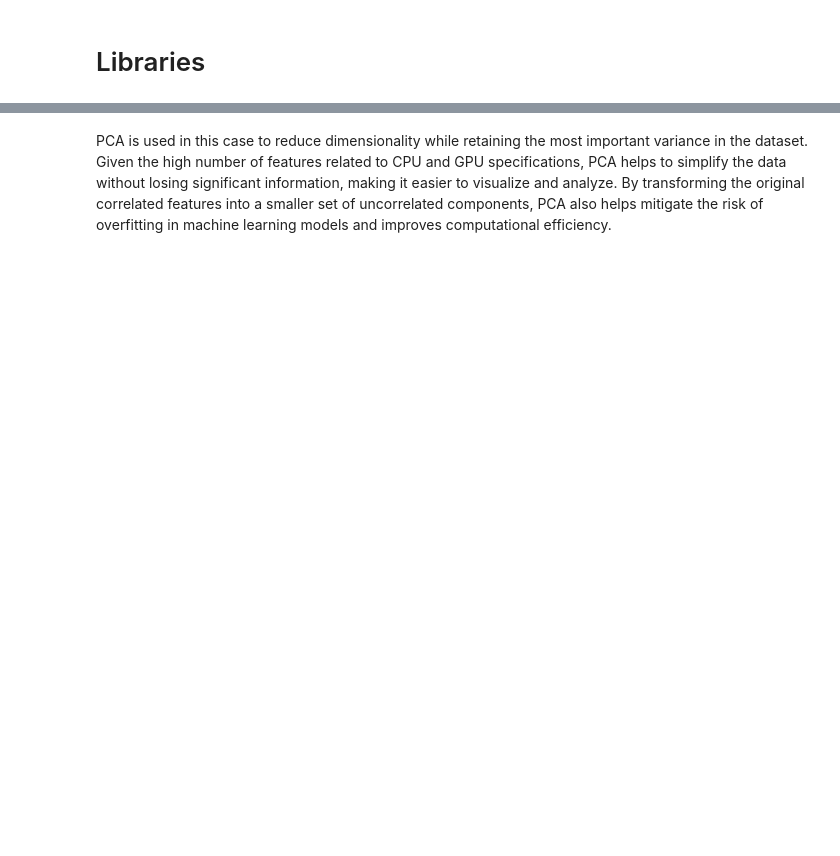
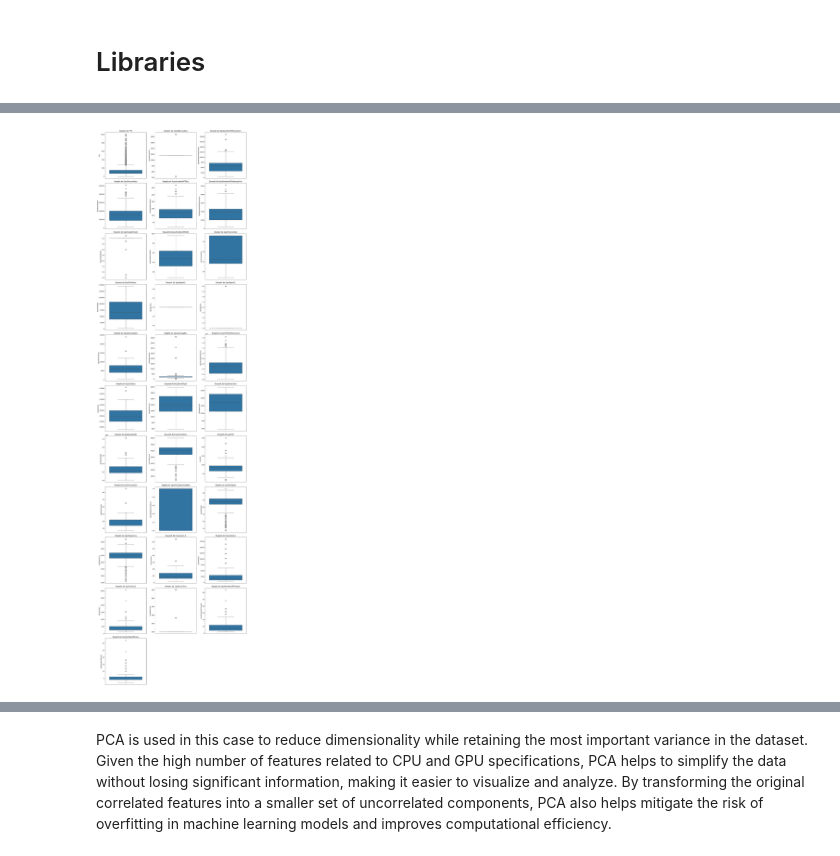
Before and after one commit to AndrePilcoChiuyare/fps-game-prediction, a Jupyter notebook: notebooks/3-dimensionality-reduction.ipynb, the cells around one changed output, grey strips where cells are left out. Cells and saved outputs as stored; diff of their text form; code cells hidden in the pictures; blank space fills up the shorter version.

```diff
--- a/notebooks/3-dimensionality-reduction.ipynb
+++ b/notebooks/3-dimensionality-reduction.ipynb
@@ -48,0 +48,20 @@ df[df.isnull().any(axis=1)]
+# %%
+# Visualize the distribution of the target variable
+def create_boxplots(df, columns=None):
+    if columns is None:
+        columns = df.select_dtypes(include=['number']).columns
+    num_cols = len(columns)
+    num_rows = (num_cols + 2) // 3
+    plt.figure(figsize=(15, 5 * num_rows))
+    for i, col in enumerate(reversed(columns)):
+        plt.subplot(num_rows, 3, i + 1)
+        sns.boxplot(y=df[col])
+        plt.title(f'Boxplot de {col}')
+        plt.ylabel(col)
+    plt.tight_layout()
+    plt.show()
+# %%
+# Create boxplots for all numerical columns
+create_boxplots(df)
+# %% [output]
+[figure, added]
```
Also changed, not shown: parts of 16 cells of this notebook, 1 other file.
